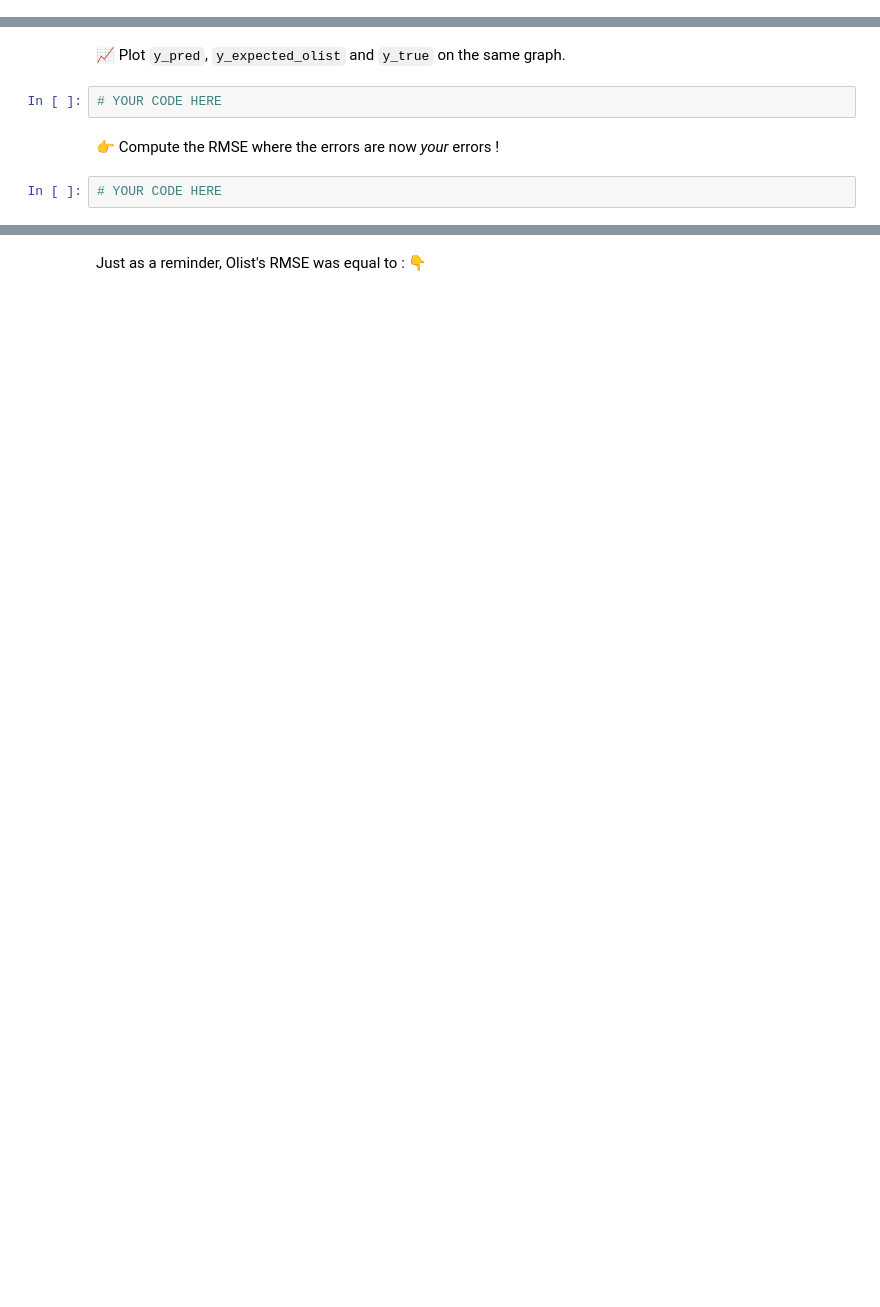
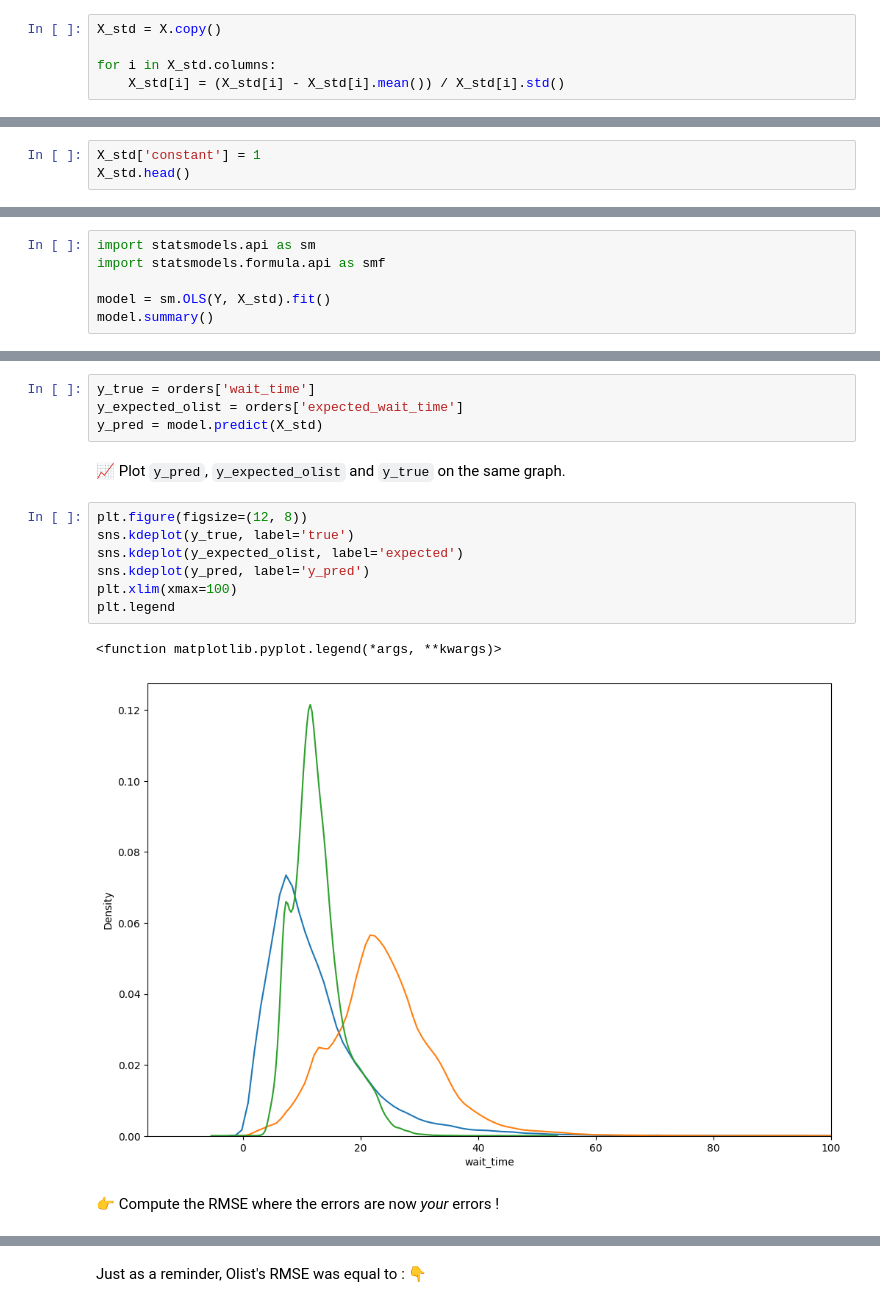
Before and after one commit to francoisgirard51/data-olist_delivery_time, a Jupyter notebook: delivery_time.ipynb, the cells around one changed output, grey strips where cells are left out. Saved outputs shown, nothing was run; the diff lists cells and outputs as text; blank space fills up the shorter version.

```diff
--- a/delivery_time.ipynb
+++ b/delivery_time.ipynb
@@ -67,3 +115,8 @@ orders.info()
+# %%
+X_std = X.copy()
+
+for i in X_std.columns:
+    X_std[i] = (X_std[i] - X_std[i].mean()) / X_std[i].std()
 # %%
 # Check how different is it from the "formula" in statsmodel
 import patsy
@@ -74,0 +144,3 @@ patsy.dmatrix('price + distance_seller_customer', orders)
+# %%
+X_std['constant'] = 1
+X_std.head()
@@ -78,0 +156,6 @@ patsy.dmatrix('price + distance_seller_customer', orders)
+# %%
+import statsmodels.api as sm
+import statsmodels.formula.api as smf
+
+model = sm.OLS(Y, X_std).fit()
+model.summary()
@@ -93,8 +198,18 @@ patsy.dmatrix('price + distance_seller_customer', orders)
+# %%
+y_true = orders['wait_time']
+y_expected_olist = orders['expected_wait_time']
+y_pred = model.predict(X_std)
 # %% [markdown]
 📈 Plot `y_pred`, `y_expected_olist` and `y_true` on the same graph.
-# %%
-# YOUR CODE HERE
+# %%
+plt.figure(figsize=(12, 8))
+sns.kdeplot(y_true, label='true')
+sns.kdeplot(y_expected_olist, label='expected')
+sns.kdeplot(y_pred, label='y_pred')
+plt.xlim(xmax=100)
+plt.legend
+# %% [output]
+<function matplotlib.pyplot.legend(*args, **kwargs)>
+[figure, added]
 # %% [markdown]
 👉 Compute the RMSE where the errors are now *your* errors !
-# %%
-# YOUR CODE HERE
```
Also changed, not shown: parts of 34 cells of this notebook.
